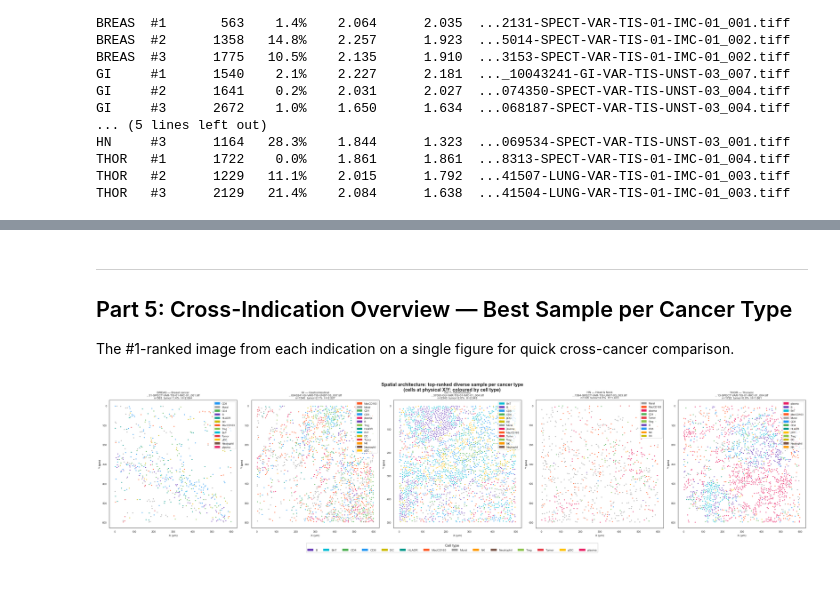
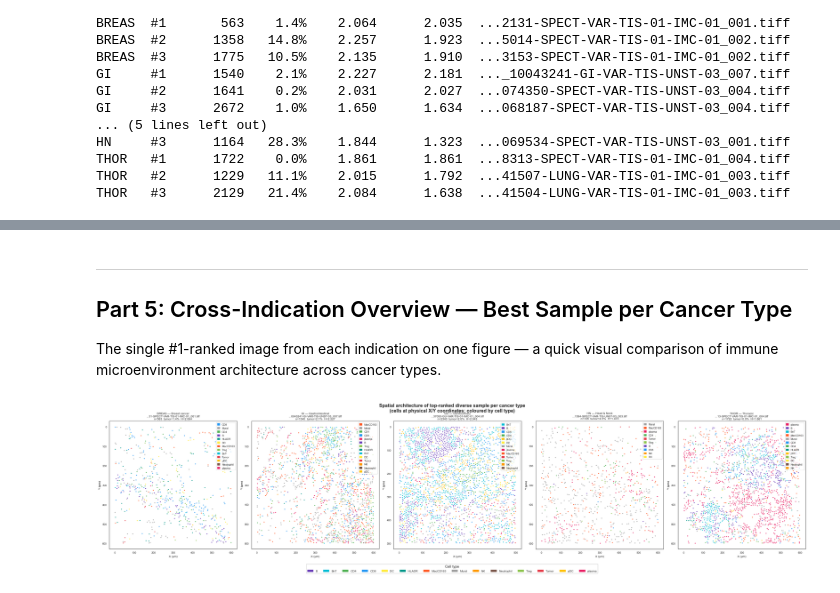
Before and after one commit to storaged/UW-SysBiol-Project3, a Jupyter notebook: Tutorial_2b_Spatial_Diverse_Samples.ipynb, the cells around one changed output, grey strips where cells are left out. Saved outputs shown, nothing was run; the diff lists cells and outputs as text; code cells hidden in the pictures.

```diff
--- a/Tutorial_2b_Spatial_Diverse_Samples.ipynb
+++ b/Tutorial_2b_Spatial_Diverse_Samples.ipynb
@@ -25,13 +25,14 @@ import numpy as np
 import pandas as pd
 import matplotlib.pyplot as plt
 import matplotlib.patches as mpatches
+import matplotlib.gridspec as gridspec
 import seaborn as sns
 
 plt.rcParams['figure.dpi'] = 110
 sns.set_style('white')
 
 DATA_PATH    = 'data/train_adata.h5ad'
-SAMPLES_PATH = 'data/diverse_samples_per_indication.json'
+SAMPLES_PATH = 'supplementary_files/diverse_samples_per_indication.json'
 # %% [markdown]
 ---
 ## Part 1: Load Data and Curated Sample List
@@ -205,34 +266,51 @@ for ind, entries in diverse_samples.items():
 ---
 ## Part 5: Cross-Indication Overview — Best Sample per Cancer Type
 
-The #1-ranked image from each indication on a single figure for quick cross-cancer comparison.
+The single #1-ranked image from each indication on one figure — a quick visual comparison of immune microenvironment architecture across cancer types.
 # %%
-indications = list(diverse_samples.keys())
-fig, axes = plt.subplots(1, len(indications), figsize=(5.5 * len(indications), 6))
+indications = list(diverse_samples.keys())   # BREAS, GI, GU, HN, THOR
+n_ind = len(indications)
+
+fig, axes = plt.subplots(1, n_ind, figsize=(5.5 * n_ind, 6))
 
 for ax, ind in zip(axes, indications):
-    entry = diverse_samples[ind][0]
-    img   = entry['image']
+    entry = diverse_samples[ind][0]   # rank #1
+    img = entry['image']
     adata_img = adata[adata.obs['image'] == img]
     short = ('...' + img[-35:]) if len(img) > 38 else img
-    title = (f"{IND_LABELS[ind]}\n{short}\n"
-             f"n={entry['n_cells']}  tumor={entry['tumor_prop']:.1%}  H={entry['shannon_entropy']:.3f}")
+
+    title = (
+        f"{IND_LABELS[ind]}\n"
+        f"{short}\n"
+        f"n={entry['n_cells']}  tumor={entry['tumor_prop']:.1%}  "
+        f"H={entry['shannon_entropy']:.3f}"
+    )
     plot_spatial_image(adata_img, ax, title=title, show_legend=True, point_size=8)
 
+# Shared legend: all cell types present across these 5 images
 cts_shown = set()
 for ind in indications:
     img = diverse_samples[ind][0]['image']
     cts_shown |= set(adata.obs.loc[adata.obs['image'] == img, 'celltypes'].unique())
-handles = [mpatches.Patch(color=CT_PALETTE[ct], label=ct) for ct in sorted(cts_shown)]
-fig.legend(handles=handles, title='Cell type', fontsize=8,
-           loc='lower center', ncol=len(cts_shown),
-           bbox_to_anchor=(0.5, -0.12), framealpha=0.9)
-fig.suptitle('Spatial architecture: top-ranked diverse sample per cancer type\n'
-             '(cells at physical X/Y; coloured by cell type)',
-             fontsize=13, fontweight='bold')
+
+handles = [
+    mpatches.Patch(color=CT_PALETTE[ct], label=ct)
+    for ct in sorted(cts_shown)
+]
+fig.legend(
+    handles=handles, title='Cell type', fontsize=8,
+    loc='lower center', ncol=len(cts_shown),
+    bbox_to_anchor=(0.5, -0.12), framealpha=0.9
+)
+
+fig.suptitle(
+    'Spatial architecture of top-ranked diverse sample per cancer type\n'
+    '(cells at physical X/Y coordinates; coloured by cell type)',
+    fontsize=13, fontweight='bold'
+)
 plt.tight_layout()
 plt.show()
 # %% [output]
-[figure, old version]
+[figure, new version]
 # %% [markdown]
 ---
```
Also changed, not shown: parts of 15 cells of this notebook.
